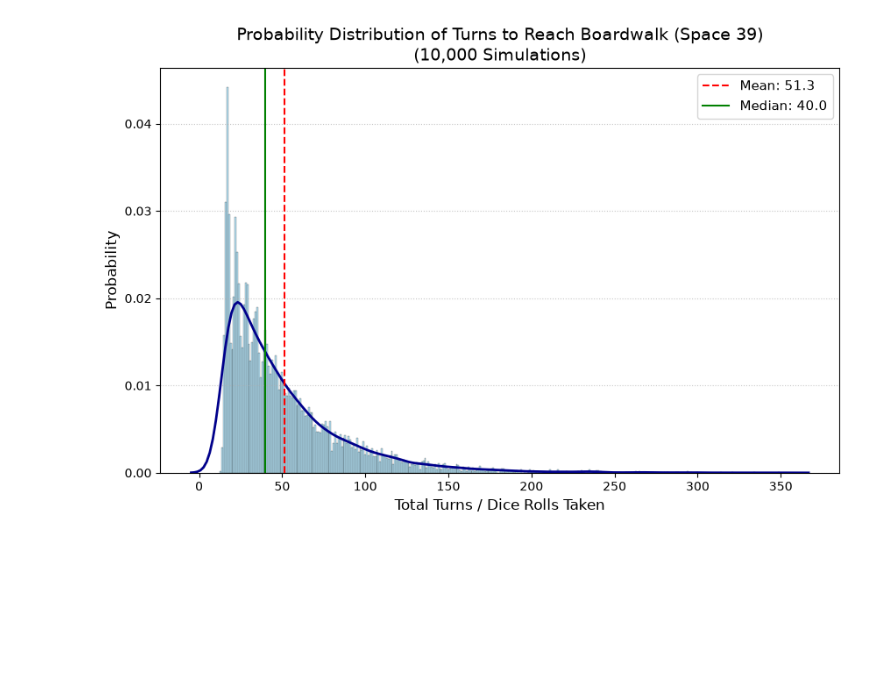
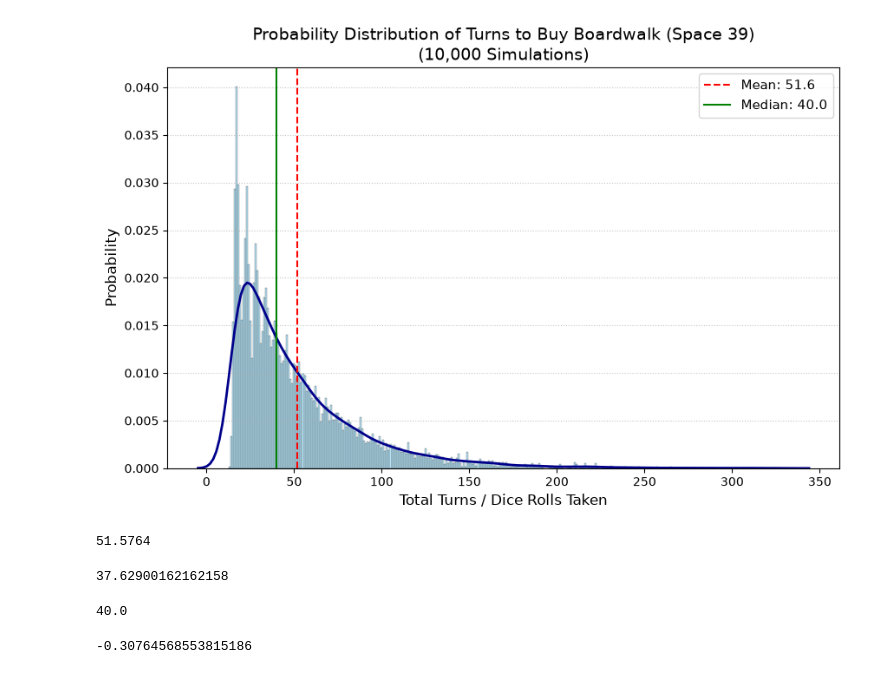
Before and after one commit to Anshu-134/AI, a Jupyter notebook: Semester 1/Unit 2/Tabletop Games/Monopoly Simulation.ipynb, the cells around one changed output. Cells and saved outputs as stored; diff of their text form; code cells hidden in the pictures; blank space fills up the shorter version.

```diff
--- a/Semester 1/Unit 2/Tabletop Games/Monopoly Simulation.ipynb
+++ b/Semester 1/Unit 2/Tabletop Games/Monopoly Simulation.ipynb
@@ -35,10 +35,10 @@ def simulate_board_game():
 
         position += roll_total
 
-        if position >= 40:
+        if position >= total_spaces:
             circuit_count += 1
             cash += 200
-            overshoot = position - 40
+            overshoot = position - total_spaces
 
             circuit_data.append({
                 'Circuit': circuit_count,
@@ -90,10 +90,10 @@ def land_on_space(df_summary, current_position, bwlk=39):
             break
 
         # If we cross or reach space 40 without an exact hit on Boardwalk
-        if position >= 40:
+        if position >= total_spaces:
             circuit_count += 1
             cash += 200  # Collect $200 for wrapping around the board
-            overshoot = position - 40
+            overshoot = position - total_spaces
 
             new_rows.append({
                 'Circuit': circuit_count,
@@ -134,30 +134,51 @@ def monopoly_simulation(num_simulations=10000, bwlk=39):
 # %%
 # --- Run Monopoly Simulation ---
 N_TRIALS = 10000
-BWLK_SPACE = 39
+BWLK_SPACE = bwlk
 
 turns_data = monopoly_simulation(num_simulations=N_TRIALS, bwlk=BWLK_SPACE)
 # %%
 # --- Plotting Probability Distribution ---
 plt.figure(figsize=(10, 6))
 
 # Histogram with kernel density estimation (KDE) line
 sns.histplot(turns_data, stat="probability", discrete=True, color="skyblue", edgecolor="black", alpha=0.6)
 sns.kdeplot(turns_data, color="darkblue", linewidth=2) ####
 
-plt.title(f"Probability Distribution of Turns to Reach Boardwalk (Space {BWLK_SPACE})\n({N_TRIALS:,} Simulations)", fontsize=14)
+plt.title(f"Probability Distribution of Turns to Buy Boardwalk (Space {BWLK_SPACE})\n({N_TRIALS:,} Simulations)", fontsize=14)
 plt.xlabel("Total Turns / Dice Rolls Taken", fontsize=12)
 plt.ylabel("Probability", fontsize=12)
 
 # Mark summary statistics on graph
 mean_turns = np.mean(turns_data)
 median_turns = np.median(turns_data)
 
 plt.axvline(mean_turns, color='red', linestyle='--', linewidth=1.5, label=f'Mean: {mean_turns:.1f}')
 plt.axvline(median_turns, color='green', linestyle='-', linewidth=1.5, label=f'Median: {median_turns:.1f}')
 
 plt.legend(fontsize=11)
 plt.grid(axis='y', linestyle=':', alpha=0.7)
 plt.show()
 # %% [output]
-[figure, old version]
+[figure, new version]
+# %%
+expected_value = mean_turns
+print(expected_value)
+# %% [output]
+51.5764
+# %%
+standard_dev = turns_data.std()
+print(standard_dev)
+# %% [output]
+37.62900162162158
+# %%
+median = median_turns
+print(median)
+# %% [output]
+40.0
+# %%
+# Calculate z-score
+z_score = (median - expected_value)/standard_dev
+print(z_score)
+# %% [output]
+-0.30764568553815186
```
Also changed, not shown: parts of 4 cells of this notebook.
